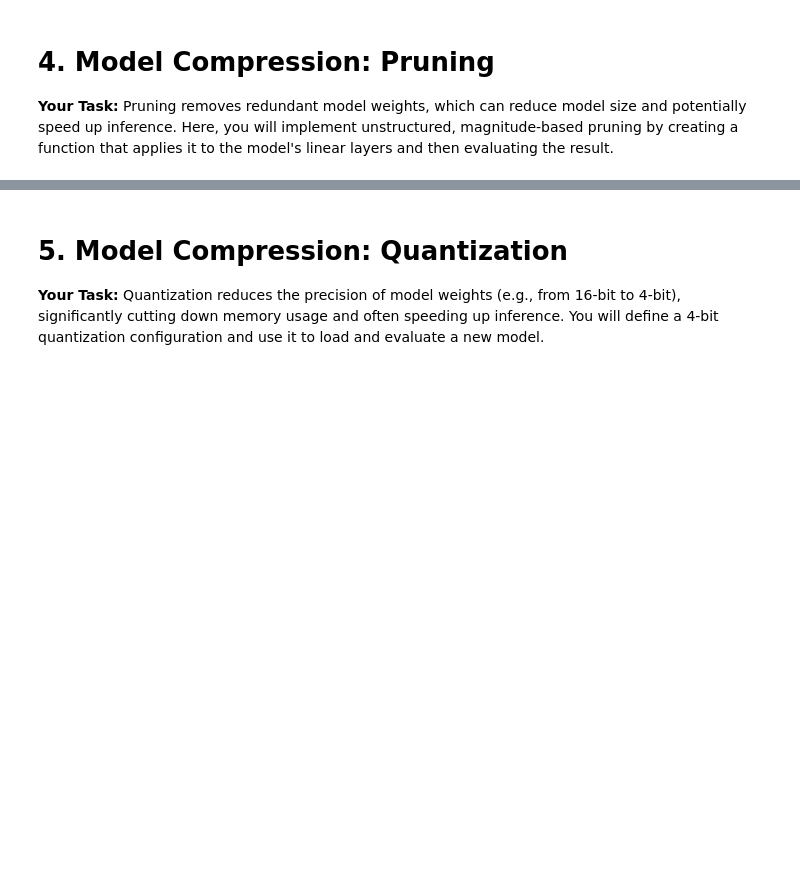
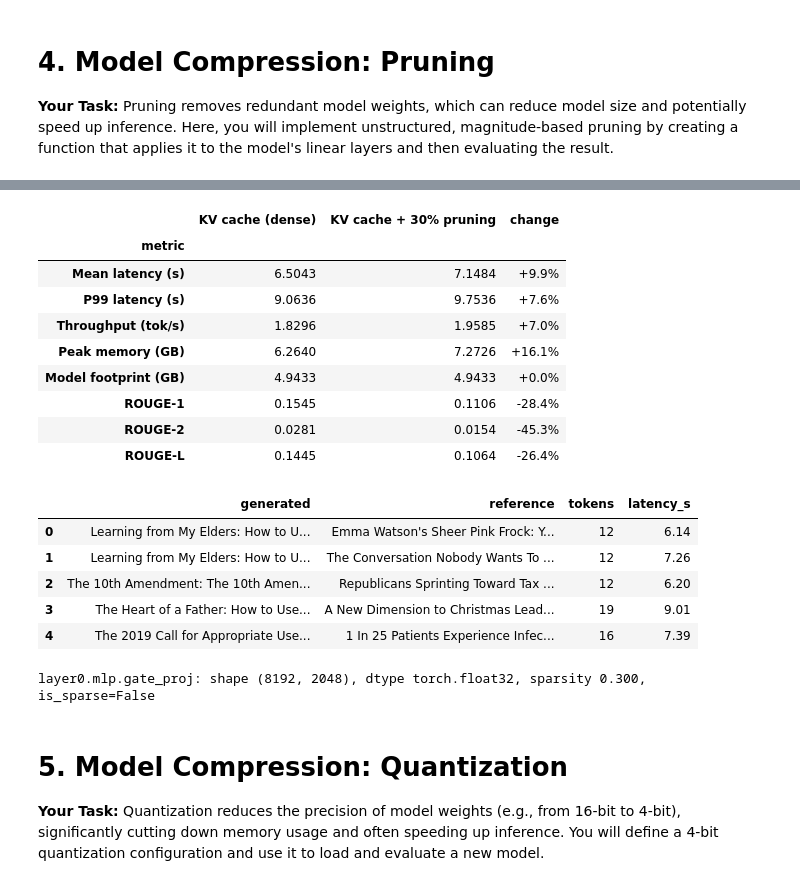
Before and after one commit to AmosBunde/UdaciHeadline, a Jupyter notebook: project/UdaciHeadline_Project_Starter.ipynb, the cells around one changed output, grey strips where cells are left out. Saved outputs shown, nothing was run; the diff lists cells and outputs as text; code cells hidden in the pictures; blank space fills up the shorter version.

```diff
--- a/project/UdaciHeadline_Project_Starter.ipynb
+++ b/project/UdaciHeadline_Project_Starter.ipynb
@@ -512,9 +504,54 @@ Identical headlines with/without cache: 20/20 (the cache changes arithmetic orde
 # 4. Model Compression: Pruning
 
 **Your Task:** Pruning removes redundant model weights, which can reduce model size and potentially speed up inference. Here, you will implement unstructured, magnitude-based pruning by creating a function that applies it to the model's linear layers and then evaluating the result.
-# %%
-def prune_model_weights(model, amount=0.3):
-    """TODO: Applies L1 unstructured pruning to the linear layers of a model."""
-    pass
-
-# TODO: Evaluate the pruned model.
+# %%
+def prune_model_weights(model, amount=0.3, layer_types=(torch.nn.Linear,), skip=("lm_head",), verbose=True):
+    """Apply L1-unstructured (magnitude) pruning to every Linear layer of the model, in place.
+
+    For each layer the `amount` fraction of weights with the smallest |w| is zeroed. Pruning is made
+    permanent right away with `prune.remove` (which folds weight_orig * mask back into .weight and drops the
+    forward hook) so that only ONE extra weight-sized mask exists at any time -- important on memory-bound
+    machines. Layers whose name contains one of `skip` are left intact (the LM head is tied to the embeddings
+    in Llama-3.2, and pruning it would also prune the input embeddings).
+
+    Returns a dict with the number of pruned layers, global sparsity and any per-layer errors encountered.
+    """
+    pruned, errors, zeros, total = [], [], 0, 0
+    t0 = time.perf_counter()
+    for name, module in model.named_modules():
+        if not isinstance(module, layer_types) or any(s in name for s in skip):
+            continue
+        try:
+            prune.l1_unstructured(module, name="weight", amount=amount)
+            prune.remove(module, "weight")                        # make permanent, free the mask
+            w = module.weight.detach()
+            zeros += int((w == 0).sum().item()); total += w.numel()
+            pruned.append(name)
+        except Exception as e:                                    # e.g. OOM on the mask, unsupported dtype
+            errors.append({"layer": name, "error": f"{type(e).__name__}: {e}"})
+            if verbose:
+                print(f"  !! could not prune {name}: {type(e).__name__}: {e}")
+    info = {"amount": amount, "pruned_layers": len(pruned), "errors": errors,
+            "global_sparsity": zeros / total if total else 0.0, "pruning_time_s": time.perf_counter() - t0}
+    if verbose:
+        print(f"Pruned {len(pruned)} Linear layers to {amount:.0%} sparsity each in {info['pruning_time_s']:.1f}s "
+              f"-> global sparsity over pruned weights {info['global_sparsity']:.2%}; {len(errors)} errors")
+    return info
+
+
+# Prune the model that is already loaded (KV cache stays enabled so this isolates the effect of pruning)
+prune_info = prune_model_weights(model, amount=0.3)
+pruned_metrics = evaluate_model(eval_dataset, model, tokenizer, kv_args, n=N_EVAL, label="pruned_30",
+                                extra={"pruning": prune_info})
+compare(kv_metrics, pruned_metrics, "KV cache (dense)", "KV cache + 30% pruning")
+show_headlines(pruned_metrics)
+
+# Sanity check on the tensors: the weights really are 30% zeros, still dense tensors of the same shape/dtype
+_w = model.model.layers[0].mlp.gate_proj.weight
+print(f"layer0.mlp.gate_proj: shape {tuple(_w.shape)}, dtype {_w.dtype}, sparsity {(_w == 0).float().mean():.3f}, "
+      f"is_sparse={_w.is_sparse}")
+
+# free the pruned model before loading the quantized ones
+del model; gc.collect()
+if DEVICE == "cuda": torch.cuda.empty_cache()
+# %% [output]
@@ -521,3 +575,20 @@ def prune_model_weights(model, amount=0.3):
+|  | KV cache (dense) | KV cache + 30% pruning | change |
+| metric |  |  |  |
+| Mean latency (s) | 6.5043 | 7.1484 | +9.9% |
+| P99 latency (s) | 9.0636 | 9.7536 | +7.6% |
+| Throughput (tok/s) | 1.8296 | 1.9585 | +7.0% |
+| Peak memory (GB) | 6.2640 | 7.2726 | +16.1% |
+| Model footprint (GB) | 4.9433 | 4.9433 | +0.0% |
+| ROUGE-1 | 0.1545 | 0.1106 | -28.4% |
+| ROUGE-2 | 0.0281 | 0.0154 | -45.3% |
+| ROUGE-L | 0.1445 | 0.1064 | -26.4% |
+|  | generated | reference | tokens | latency_s |
+| 0 | Learning from My Elders: How to U... | Emma Watson's Sheer Pink Frock: Y... | 12 | 6.14 |
+| 1 | Learning from My Elders: How to U... | The Conversation Nobody Wants To ... | 12 | 7.26 |
+| 2 | The 10th Amendment: The 10th Amen... | Republicans Sprinting Toward Tax ... | 12 | 6.20 |
+| 3 | The Heart of a Father: How to Use... | A New Dimension to Christmas Lead... | 19 | 9.01 |
+| 4 | The 2019 Call for Appropriate Use... | 1 In 25 Patients Experience Infec... | 16 | 7.39 |
+layer0.mlp.gate_proj: shape (8192, 2048), dtype torch.float32, sparsity 0.300, is_sparse=False
 # %% [markdown]
 # 5. Model Compression: Quantization
 
```
Also changed, not shown: parts of 4 cells of this notebook, 1 other file.
